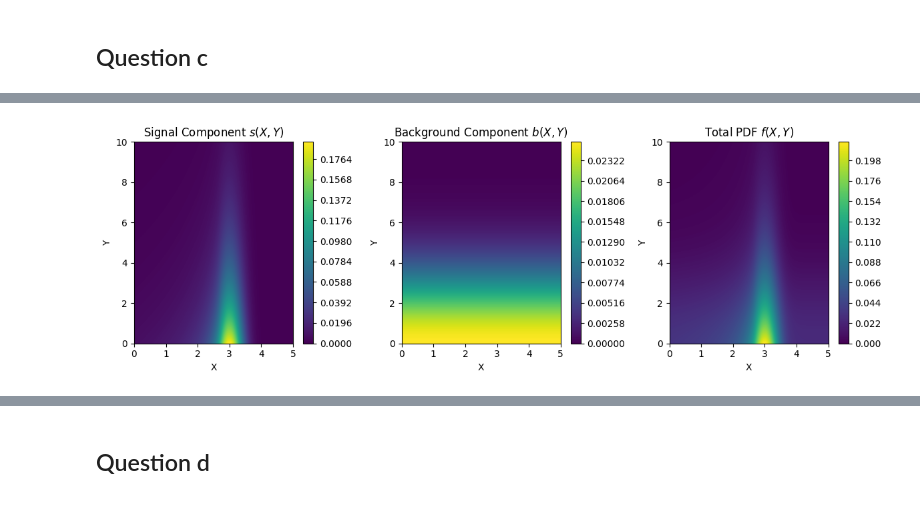
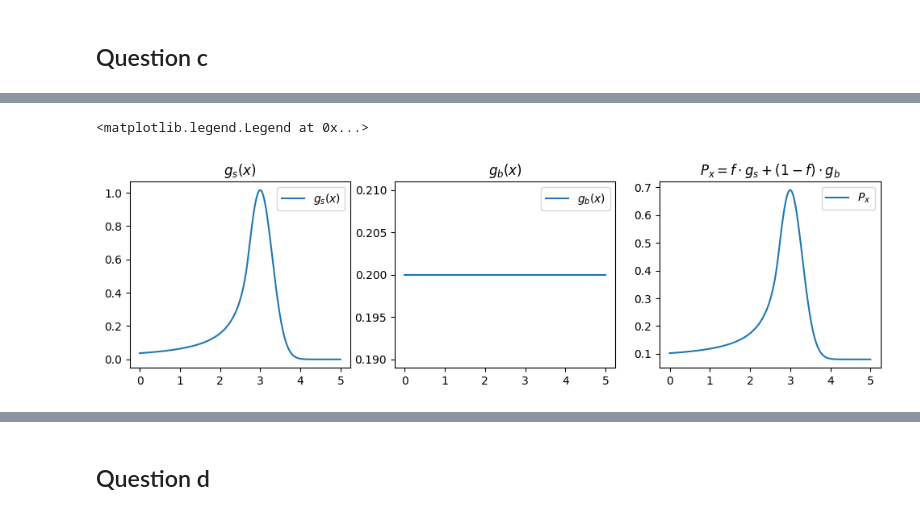
Before and after one commit to john-zhaoyuanzhen/Statistical-Methods-Coursework, a Jupyter notebook: s1.ipynb, the cells around one changed output, grey strips where cells are left out. Saved outputs shown, nothing was run; the diff lists cells and outputs as text; code cells hidden in the pictures.

```diff
--- a/s1.ipynb
+++ b/s1.ipynb
@@ -69,31 +38,22 @@ plt.show()
-# %%
-# Total PDF f(x, y)
-X, Y = np.meshgrid(x, y)
-Z_f_signal = f * s_xy(Y, X, beta, m, mu, sigma, lmda)
-Z_f_background = (1 - f) * b_xy(Y, X, mu_b, sigma_b)
-Z_f = Z_f_signal + Z_f_background
-
-fig, axs = plt.subplots(1, 3, figsize=(12, 4))
-
-contour_f_signal = axs[0].contourf(X, Y, Z_f_signal, levels=500, cmap='viridis')
-axs[0].set_title('Signal Component $s(X,Y)$')
-axs[0].set_xlabel('X')
-axs[0].set_ylabel('Y')
-fig.colorbar(contour_f_signal, ax=axs[0])
-
-contour_f_background = axs[1].contourf(X, Y, Z_f_background, levels=500, cmap='viridis')
-axs[1].set_title('Background Component $b(X,Y)$')
-axs[1].set_xlabel('X')
-axs[1].set_ylabel('Y')
-fig.colorbar(contour_f_background, ax=axs[1])
-
-contour_f = axs[2].contourf(X, Y, Z_f, levels=500, cmap='viridis')
-axs[2].set_title('Total PDF $f(X,Y)$')
-axs[2].set_xlabel('X')
-axs[2].set_ylabel('Y')
-fig.colorbar(contour_f, ax=axs[2])
-
-plt.tight_layout()
-plt.show()
-# %% [output]
-[figure, removed]
+# %%
+x = np.linspace(0, 5, 200)
+y = np.linspace(0, 10, 200)
+
+P_x = f * g_s(x, beta, m, mu, sigma) + (1-f) * g_b(x)
+P_y = f * h_s(y, lmda) + (1-f) * h_b(y, mu_b, sigma_b)
+# %%
+fig, ax = plt.subplots(1, 3, figsize=(12, 3))
+ax[0].plot(x, g_s(x, beta, m, mu, sigma), label='$g_s(x)$')
+ax[0].set_title('$g_s(x)$')
+ax[0].legend()
+
+ax[1].plot(x, g_b(x), label='$g_b(x)$')
+ax[1].set_title('$g_b(x)$')
+ax[1].legend()
+
+ax[2].plot(x, P_x, label='$P_x$')
+ax[2].set_title('$P_x = f \\cdot g_s + (1-f) \\cdot g_b$')
+ax[2].legend()
+# %% [output]
+<matplotlib.legend.Legend at 0x...>
+[figure, added]
```
Also changed, not shown: parts of 11 cells of this notebook.
